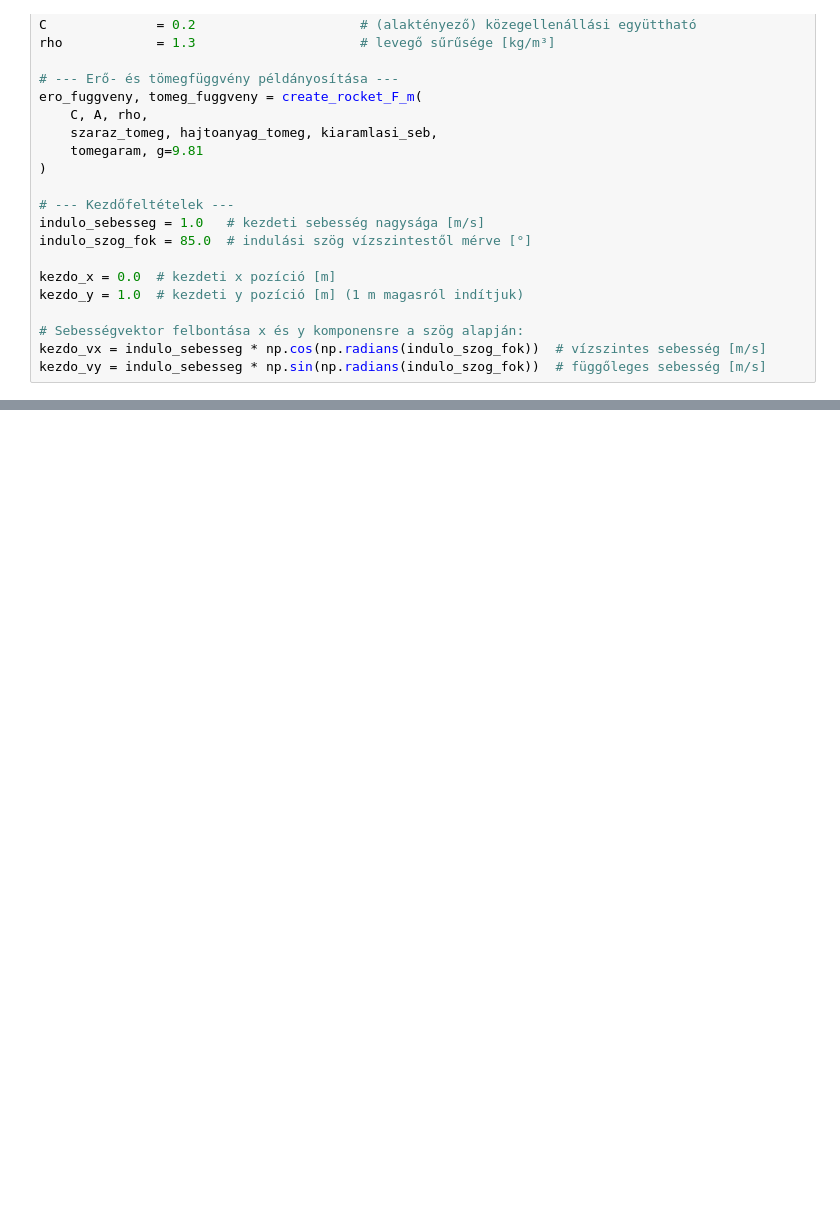
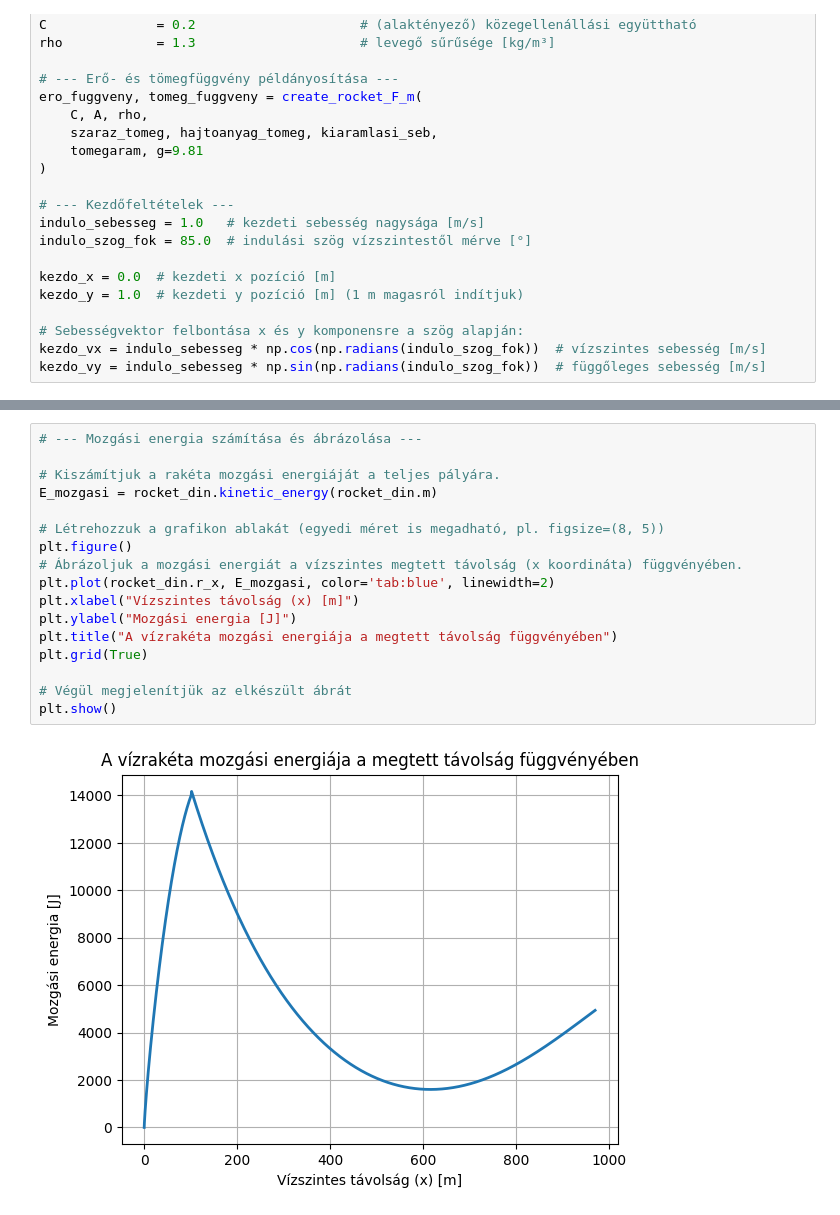
Before and after one commit to neuroben/fizika-geptermi, a Jupyter notebook: Gepterem-2026/Gyakorló/13_f_DIN-raketa.ipynb, the cells around one changed output, grey strips where cells are left out. Drawn from its saved outputs; the diff is of its cells as text; blank space fills up the shorter version.

```diff
--- a/Gepterem-2026/Gyakorló/13_f_DIN-raketa.ipynb
+++ b/Gepterem-2026/Gyakorló/13_f_DIN-raketa.ipynb
@@ -166,0 +171,19 @@ ax1.grid()
+# %%
+# --- Mozgási energia számítása és ábrázolása ---
+
+# Kiszámítjuk a rakéta mozgási energiáját a teljes pályára.
+E_mozgasi = rocket_din.kinetic_energy(rocket_din.m)
+
+# Létrehozzuk a grafikon ablakát (egyedi méret is megadható, pl. figsize=(8, 5))
+plt.figure()
+# Ábrázoljuk a mozgási energiát a vízszintes megtett távolság (x koordináta) függvényében.
+plt.plot(rocket_din.r_x, E_mozgasi, color='tab:blue', linewidth=2)
+plt.xlabel("Vízszintes távolság (x) [m]")
+plt.ylabel("Mozgási energia [J]")
+plt.title("A vízrakéta mozgási energiája a megtett távolság függvényében")
+plt.grid(True)
+
+# Végül megjelenítjük az elkészült ábrát
+plt.show()
+# %% [output]
+[figure, added]
```
Also changed, not shown: parts of 7 cells of this notebook, 2 other files.
